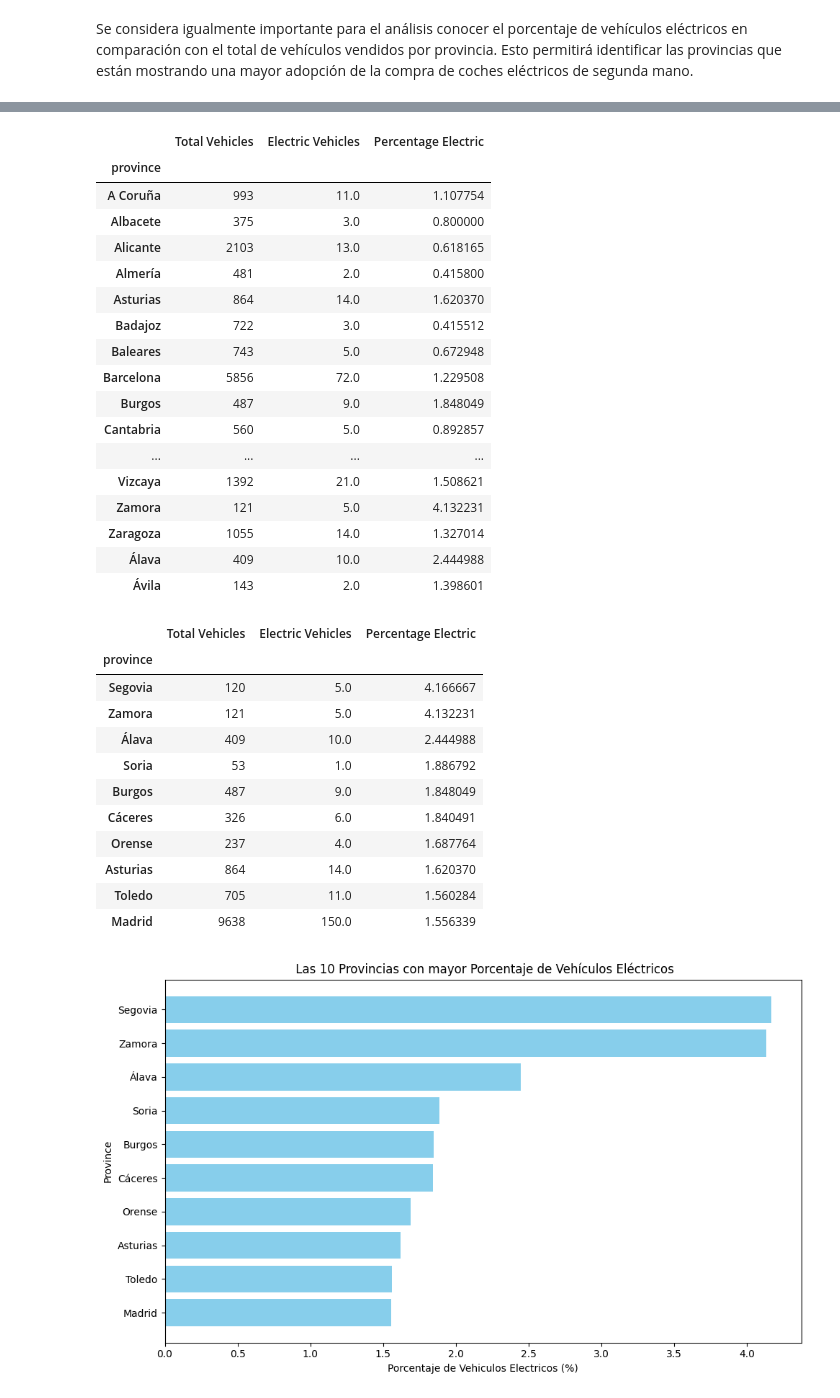
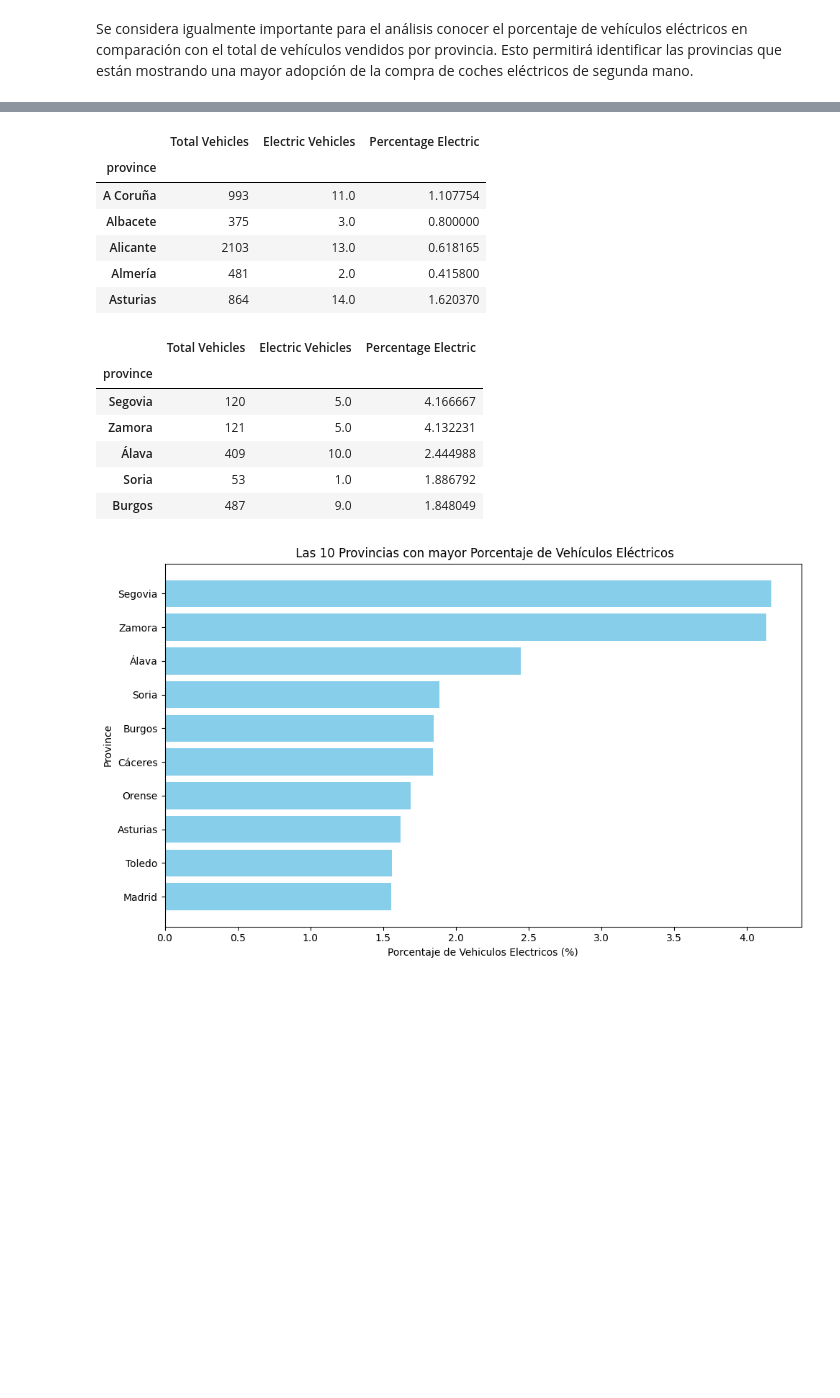
Before and after one commit to S14vcGt/Neocortex-project, a Jupyter notebook: Proyecto.ipynb, the cells around one changed output, grey strips where cells are left out. Saved outputs shown, nothing was run; the diff lists cells and outputs as text; code cells hidden in the pictures; blank space fills up the shorter version.

```diff
--- a/Proyecto.ipynb
+++ b/Proyecto.ipynb
@@ -108,42 +79,31 @@ Name: count, dtype: int64
 # %%
 # Crear el DataFrame con los datos procesados
 province_analysis = pd.DataFrame({
     'Total Vehicles': total_by_province,
     'Electric Vehicles': electric_by_province,
     'Percentage Electric': electric_by_province / total_by_province
 
 })
 
 # Rellenar valores faltantes y calcular el porcentaje
 province_analysis['Electric Vehicles'] = province_analysis['Electric Vehicles'].fillna(0)
 province_analysis['Percentage Electric'] = (
     province_analysis['Electric Vehicles'] / province_analysis['Total Vehicles'] * 100
 )
 
-province_analysis
+province_analysis.head()
 # %% [output]
 |  | Total Vehicles | Electric Vehicles | Percentage Electric |
 | province |  |  |  |
 | A Coruña | 993 | 11.0 | 1.107754 |
 | Albacete | 375 | 3.0 | 0.800000 |
 | Alicante | 2103 | 13.0 | 0.618165 |
 | Almería | 481 | 2.0 | 0.415800 |
 | Asturias | 864 | 14.0 | 1.620370 |
-| Badajoz | 722 | 3.0 | 0.415512 |
-| Baleares | 743 | 5.0 | 0.672948 |
-| Barcelona | 5856 | 72.0 | 1.229508 |
-| Burgos | 487 | 9.0 | 1.848049 |
-| Cantabria | 560 | 5.0 | 0.892857 |
-| ... | ... | ... | ... |
-| Vizcaya | 1392 | 21.0 | 1.508621 |
-| Zamora | 121 | 5.0 | 4.132231 |
-| Zaragoza | 1055 | 14.0 | 1.327014 |
-| Álava | 409 | 10.0 | 2.444988 |
-| Ávila | 143 | 2.0 | 1.398601 |
 # %%
 # Top 10 Provincias con mayor Porcentaje de Vehículos Eléctricos
 top_provinces = province_analysis.sort_values('Percentage Electric', ascending=False).head(10)
-top_provinces
+top_provinces.head()
 # %% [output]
 |  | Total Vehicles | Electric Vehicles | Percentage Electric |
 | province |  |  |  |
@@ -152,11 +112,6 @@ top_provinces
 | Álava | 409 | 10.0 | 2.444988 |
 | Soria | 53 | 1.0 | 1.886792 |
 | Burgos | 487 | 9.0 | 1.848049 |
-| Cáceres | 326 | 6.0 | 1.840491 |
-| Orense | 237 | 4.0 | 1.687764 |
-| Asturias | 864 | 14.0 | 1.620370 |
-| Toledo | 705 | 11.0 | 1.560284 |
-| Madrid | 9638 | 150.0 | 1.556339 |
 # %%
 # Grafico de Barras
 plt.figure(figsize=(10, 6))
```
Also changed, not shown: parts of 10 cells of this notebook.
